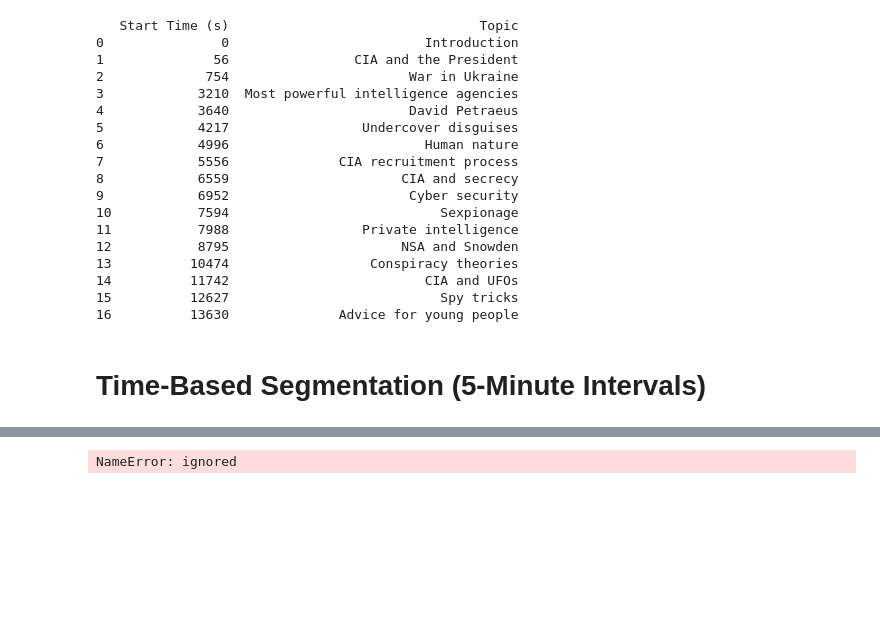
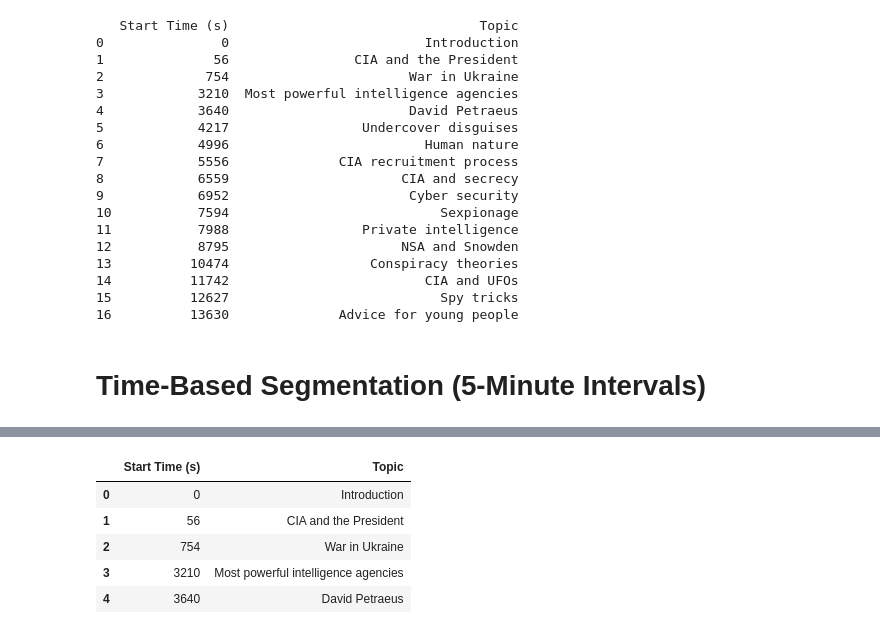
Before and after one commit to itprodirect/Lex_cia_transcription_project, a Jupyter notebook: Lex_cia_transcription_project.ipynb, the cells around one changed output, grey strips where cells are left out. Cells and saved outputs as stored; diff of their text form; code cells hidden in the pictures; blank space fills up the shorter version.

Commit message:
Updated version
added multiple segmentations for data vizs

```diff
--- a/Lex_cia_transcription_project.ipynb
+++ b/Lex_cia_transcription_project.ipynb
@@ -282,6 +289,11 @@ Views: A time-series line chart could show how views have increased over time. Y
+# %%
+df_topic_segmentation.head()
+# %% [output]
+|  | Start Time (s) | Topic |
+| 0 | 0 | Introduction |
+| 1 | 56 | CIA and the President |
+| 2 | 754 | War in Ukraine |
+| 3 | 3210 | Most powerful intelligence agencies |
+| 4 | 3640 | David Petraeus |
 # %%
 import plotly.express as px
-fig = px.line(df, x='publish_date', y='views')
-fig.show()
-# %% [output]
-NameError: ignored
```
Also changed, not shown: parts of 7 cells of this notebook.
